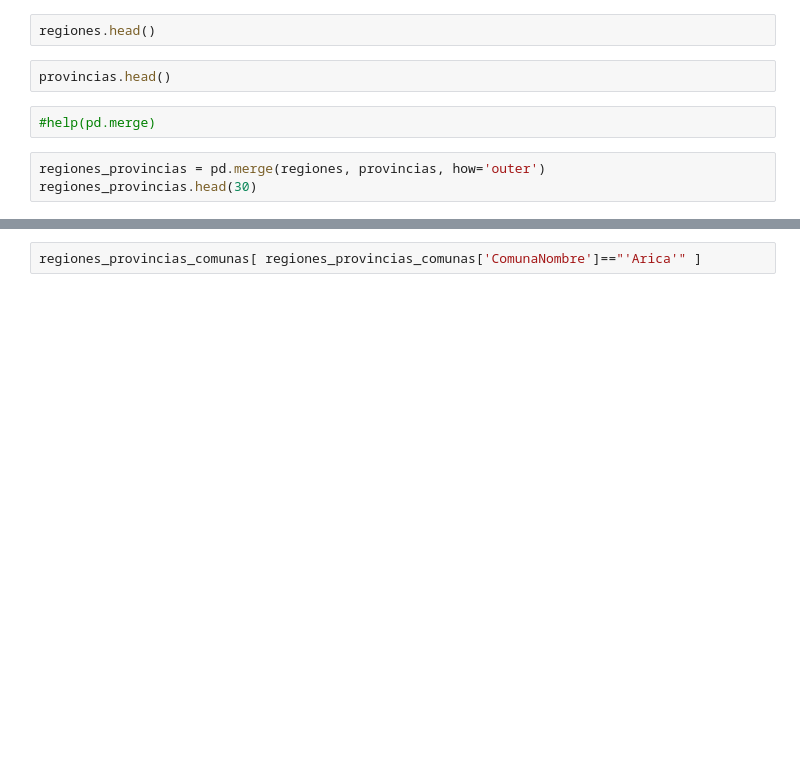
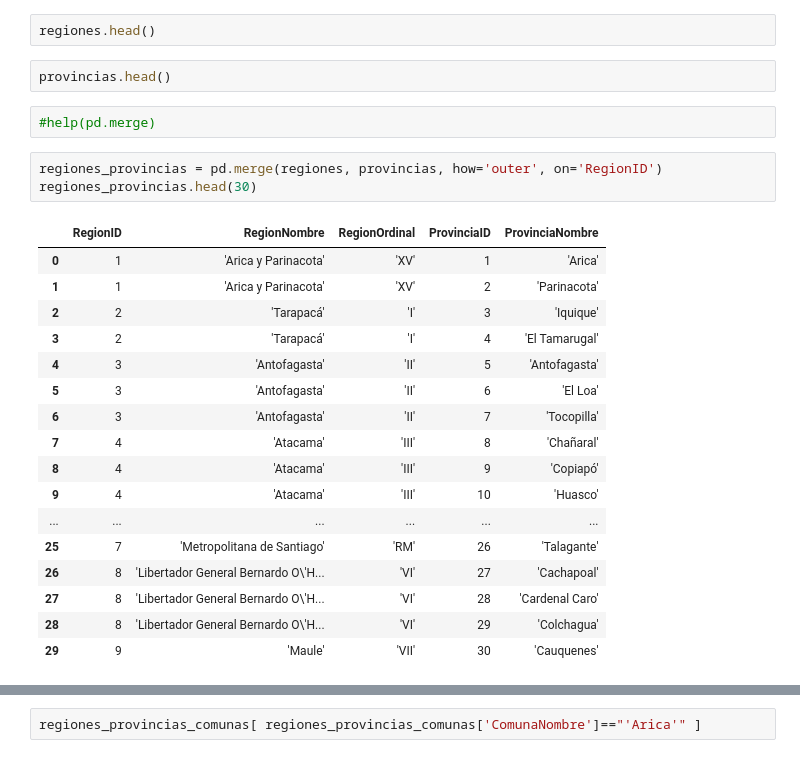
Before and after one commit to rpmunoz/python_electrolux, a Jupyter notebook: tutoriales/dia2/04 - Introduccion a Pandas.ipynb, the cells around one changed output, grey strips where cells are left out. Saved outputs shown, nothing was run; the diff lists cells and outputs as text; blank space fills up the shorter version.

```diff
--- a/tutoriales/dia2/04 - Introduccion a Pandas.ipynb
+++ b/tutoriales/dia2/04 - Introduccion a Pandas.ipynb
@@ -184,8 +393,26 @@ provincias.head()
 # %%
 #help(pd.merge)
 # %%
-regiones_provincias = pd.merge(regiones, provincias, how='outer')
+regiones_provincias = pd.merge(regiones, provincias, how='outer', on='RegionID')
 regiones_provincias.head(30)
+# %% [output]
+|  | RegionID | RegionNombre | RegionOrdinal | ProvinciaID | ProvinciaNombre |
+| 0 | 1 | 'Arica y Parinacota' | 'XV' | 1 | 'Arica' |
+| 1 | 1 | 'Arica y Parinacota' | 'XV' | 2 | 'Parinacota' |
+| 2 | 2 | 'Tarapacá' | 'I' | 3 | 'Iquique' |
+| 3 | 2 | 'Tarapacá' | 'I' | 4 | 'El Tamarugal' |
+| 4 | 3 | 'Antofagasta' | 'II' | 5 | 'Antofagasta' |
+| 5 | 3 | 'Antofagasta' | 'II' | 6 | 'El Loa' |
+| 6 | 3 | 'Antofagasta' | 'II' | 7 | 'Tocopilla' |
+| 7 | 4 | 'Atacama' | 'III' | 8 | 'Chañaral' |
+| 8 | 4 | 'Atacama' | 'III' | 9 | 'Copiapó' |
+| 9 | 4 | 'Atacama' | 'III' | 10 | 'Huasco' |
+| ... | ... | ... | ... | ... | ... |
+| 25 | 7 | 'Metropolitana de Santiago' | 'RM' | 26 | 'Talagante' |
+| 26 | 8 | 'Libertador General Bernardo O\'H... | 'VI' | 27 | 'Cachapoal' |
+| 27 | 8 | 'Libertador General Bernardo O\'H... | 'VI' | 28 | 'Cardenal Caro' |
+| 28 | 8 | 'Libertador General Bernardo O\'H... | 'VI' | 29 | 'Colchagua' |
+| 29 | 9 | 'Maule' | 'VII' | 30 | 'Cauquenes' |
 # %%
 provincias_comunas=pd.merge(provincias, comunas, how='outer')
 provincias_comunas.head()
```
Also changed, not shown: parts of 41 cells of this notebook, 41 other files.
